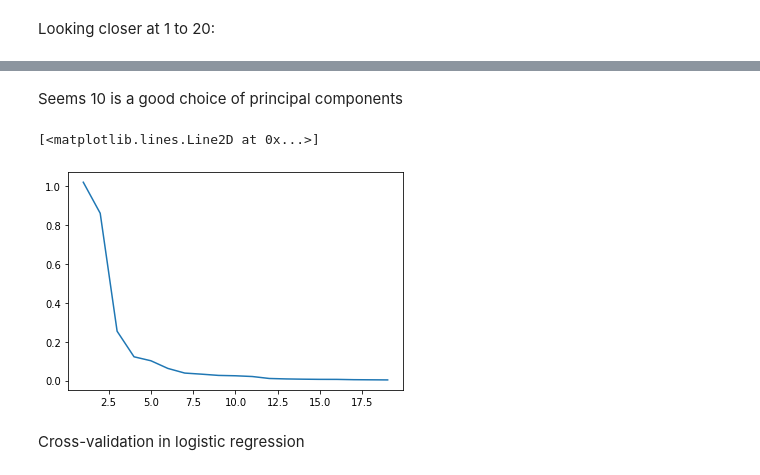
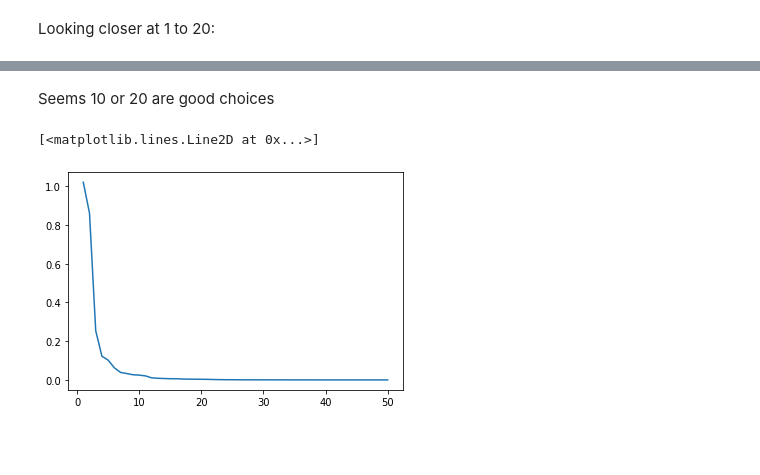
Before and after one commit to AML-Project-Group/impersonation_detection, a Jupyter notebook: feature selection.ipynb, the cells around one changed output, grey strips where cells are left out. Drawn from its saved outputs; the diff is of its cells as text; code cells hidden in the pictures; blank space fills up the shorter version.

```diff
--- a/feature selection.ipynb
+++ b/feature selection.ipynb
@@ -333,11 +352,9 @@ plt.plot(pcs, lrs)
-# %% [markdown]
-Seems 10 is a good choice of principal components
+# %% [markdown]
+Seems 10 or 20 are good choices
 # %%
-pca = PCA(n_components=19)
-pca.fit(train[train.columns[:-1]])
-plt.plot(pcs,pca.explained_variance_)
+pca = PCA(n_components=50)
+pca.fit(trainX)
+plt.plot(range(1,51),pca.explained_variance_)
 # %% [output]
 [<matplotlib.lines.Line2D at 0x...>]
-[figure, old version]
+[figure, new version]
-# %% [markdown]
-Cross-validation in logistic regression
```
Also changed, not shown: parts of 85 cells of this notebook.
